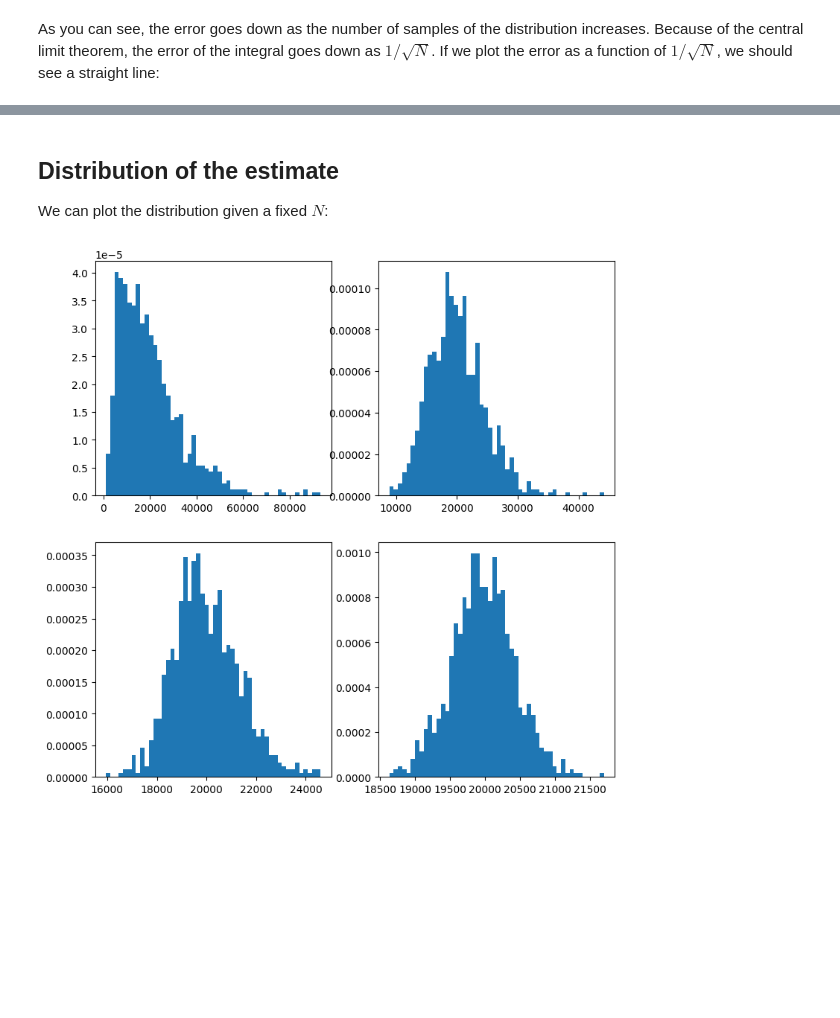
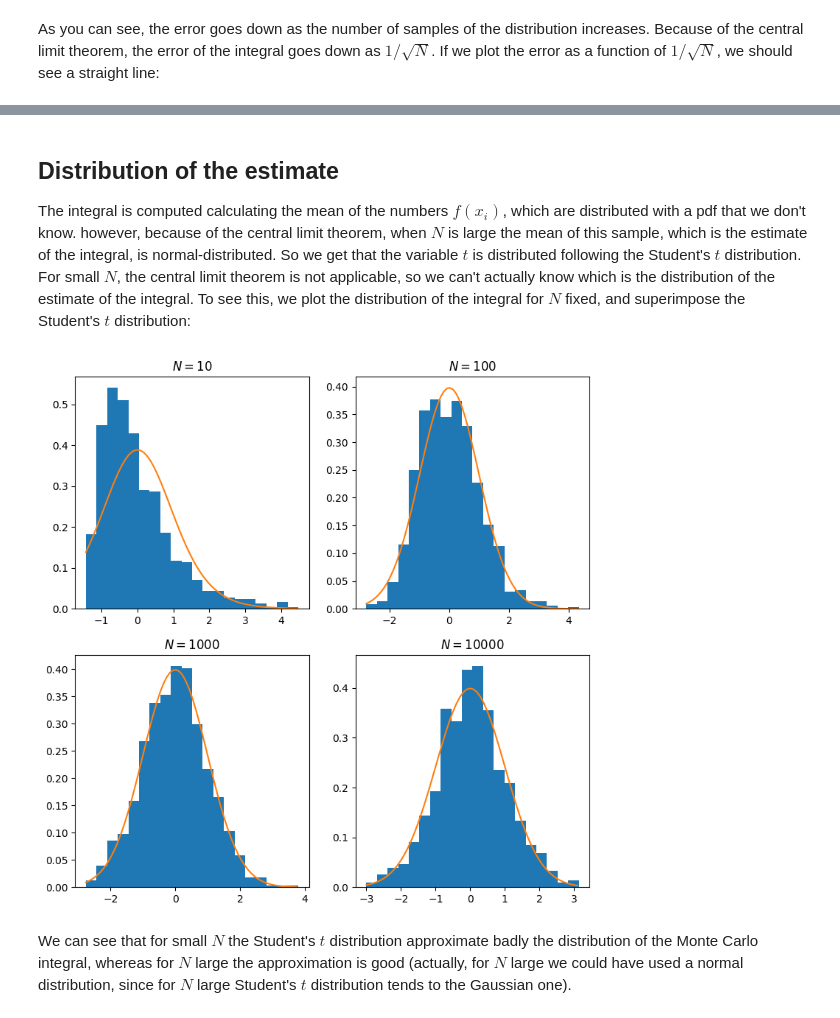
Before and after one commit to DiegoToniolo/astrostatistics_bicocca_2024, a Jupyter notebook: working/L03_MonteCarlo.ipynb, the cells around one changed output, grey strips where cells are left out. Cells and saved outputs as stored; diff of their text form; code cells hidden in the pictures; blank space fills up the shorter version.

Commit message:
Adding L03_KickingHorses, finishing L03_MonteCarlo

```diff
--- a/working/L03_MonteCarlo.ipynb
+++ b/working/L03_MonteCarlo.ipynb
@@ -57,14 +57,20 @@ Text(0, 0.5, 'Error')
 # %% [markdown]
 ## Distribution of the estimate
-We can plot the distribution given a fixed $N$:
+The integral is computed calculating the mean of the numbers $f(x_i)$, which are distributed with a pdf that we don't know. however, because of the central limit theorem, when $N$ is large the mean of this sample, which is the estimate of the integral, is normal-distributed. So we get that the variable $t$ is distributed following the Student's $t$ distribution. For small $N$, the central limit theorem is not applicable, so we can't actually know which is the distribution of the estimate of the integral. To see this, we plot the distribution of the integral for $N$ fixed, and superimpose the Student's $t$ distribution:
-# %%
-plt.figure(figsize=[9,9])
-for i in range(1, 5):
-    integrals = np.zeros(N_sample)
-    for j in range(0, N_sample):
-        sample = np.abs(distrG.rvs(N[i-1]))
-        integrals[j] = np.mean(f(sample))
-    plt.subplot(2,2,i)
-    plt.hist(integrals, bins=50, density=True)
-# %% [output]
-[figure, removed]
+# %%
+plt.figure(figsize=[9,9])
+student_var = np.zeros(N_sample)
+
+for i in range(0, 4):
+    std_dev = np.std(integrals[i])
+    student_var = (integrals[i] - 2 * sigma**4)/std_dev
+    x = np.arange(np.min(student_var), np.max(student_var), 0.1)
+    plt.subplot(2,2,i+1)
+    plt.hist(student_var, bins=20, density=True, label = 'Estimates of $I$')
+    plt.title(r'$N = {}$'.format(N[i]))
+    distrT = sp.stats.t(N[i], 0)
+    plt.plot(x, distrT.pdf(x), label = "Student's $t$ distr.")
+# %% [output]
+[figure, added]
+# %% [markdown]
+We can see that for small $N$ the Student's $t$ distribution approximate badly the distribution of the Monte Carlo integral, whereas for $N$ large the approximation is good (actually, for $N$ large we could have used a normal distribution, since for $N$ large Student's $t$ distribution tends to the Gaussian one).
```
Also changed, not shown: parts of 2 cells of this notebook, 1 other file.
